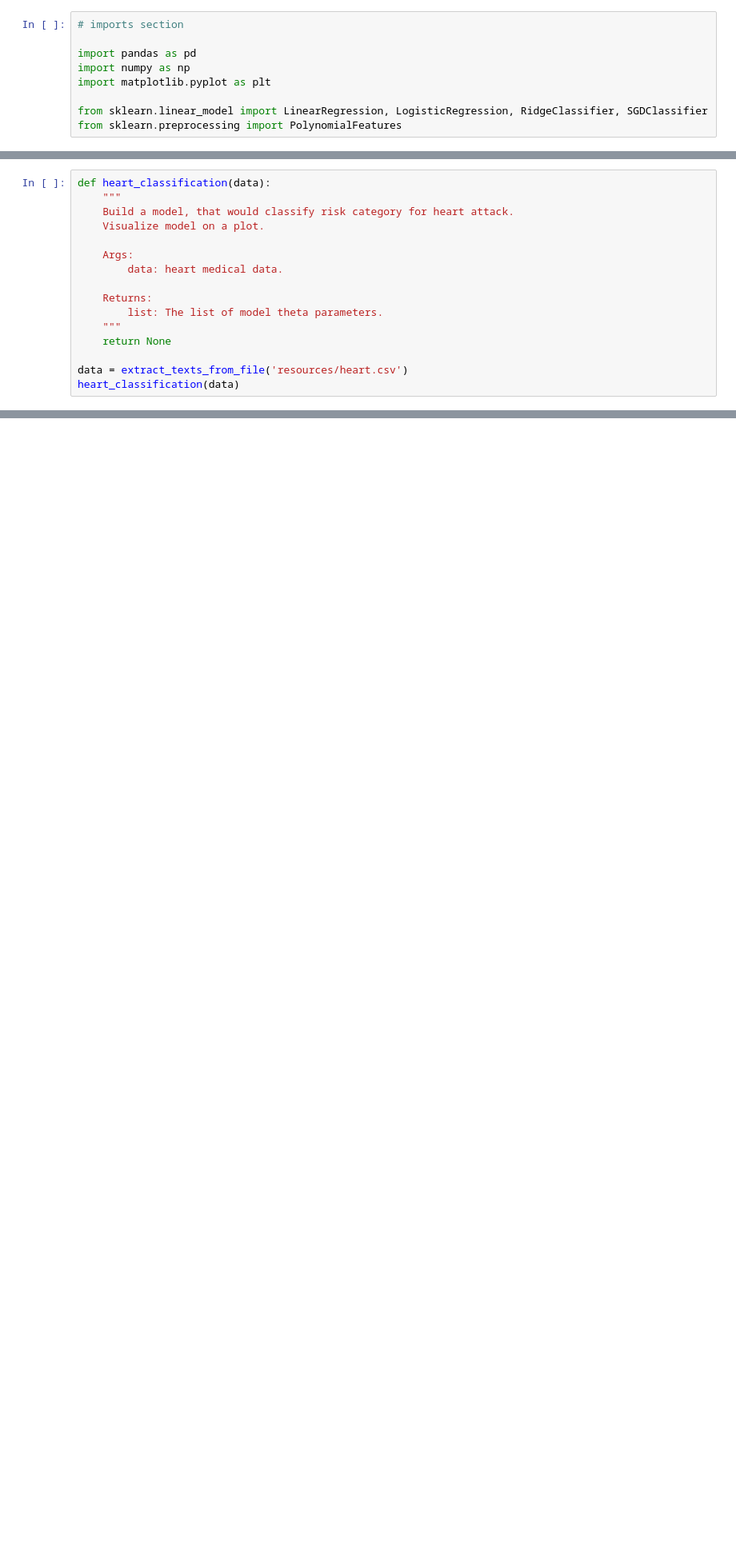
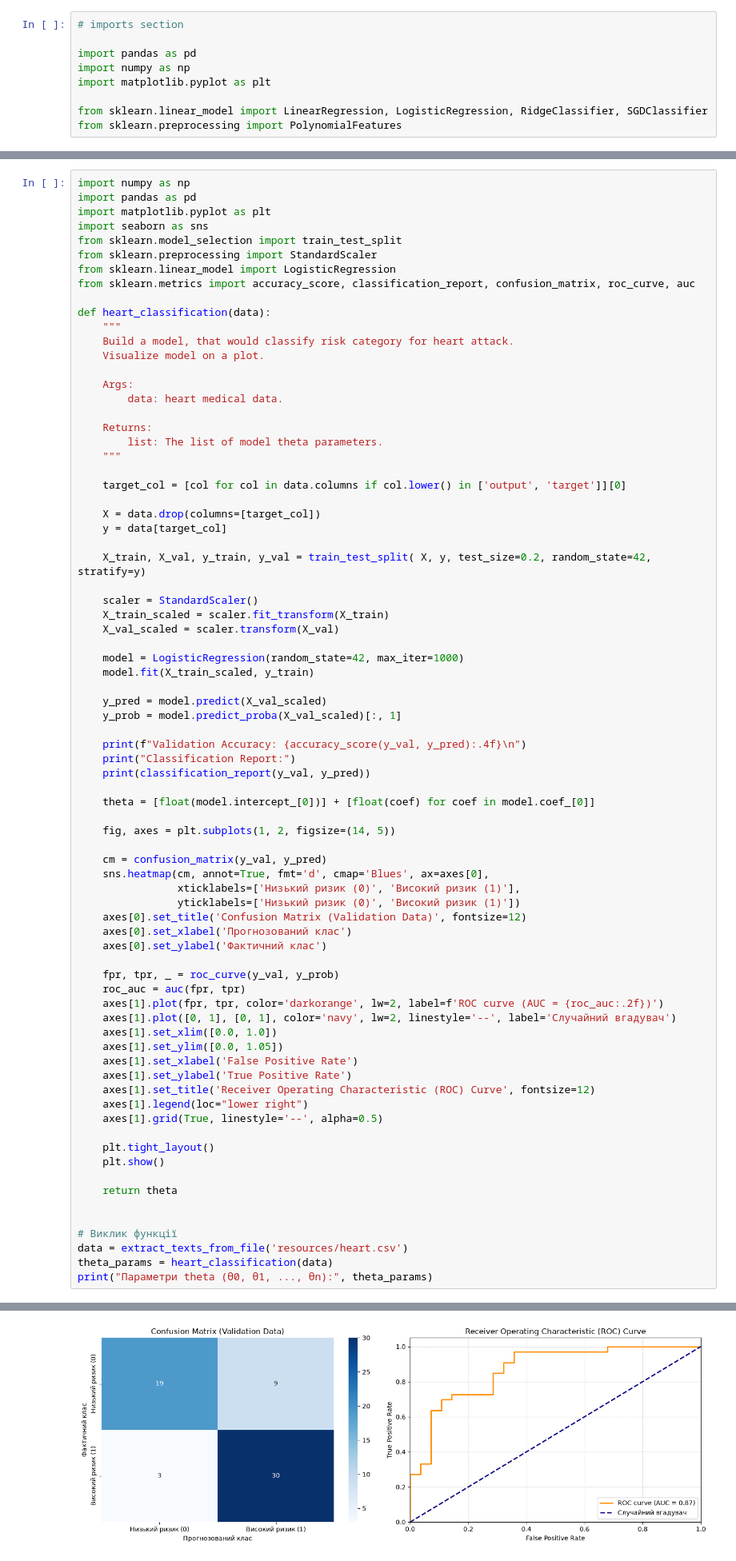
Before and after one commit to OleksandrKyrstiuk/ida-labs, a Jupyter notebook: assignement-3.ipynb, the cells around one changed output, grey strips where cells are left out. Shown at 80% size. Drawn from its saved outputs; the diff is of its cells as text; blank space fills up the shorter version.

```diff
--- a/assignement-3.ipynb
+++ b/assignement-3.ipynb
@@ -121,6 +266,15 @@ Use classification model (choose model best fitting model yourself). Choose para
 
 Do not forget to split data into train data and validation data. Validate your model.
 # %%
+import numpy as np
+import pandas as pd
+import matplotlib.pyplot as plt
+import seaborn as sns
+from sklearn.model_selection import train_test_split
+from sklearn.preprocessing import StandardScaler
+from sklearn.linear_model import LogisticRegression
+from sklearn.metrics import accuracy_score, classification_report, confusion_matrix, roc_curve, auc
+
 def heart_classification(data):
     """
     Build a model, that would classify risk category for heart attack.
@@ -132,7 +286,60 @@ def heart_classification(data):
     Returns:
         list: The list of model theta parameters.
     """
-    return None
 
+    target_col = [col for col in data.columns if col.lower() in ['output', 'target']][0]
+
+    X = data.drop(columns=[target_col])
+    y = data[target_col]
+
+    X_train, X_val, y_train, y_val = train_test_split( X, y, test_size=0.2, random_state=42, stratify=y)
+
+    scaler = StandardScaler()
+    X_train_scaled = scaler.fit_transform(X_train)
+    X_val_scaled = scaler.transform(X_val)
+
+    model = LogisticRegression(random_state=42, max_iter=1000)
+    model.fit(X_train_scaled, y_train)
+
+    y_pred = model.predict(X_val_scaled)
+    y_prob = model.predict_proba(X_val_scaled)[:, 1]
+
+    print(f"Validation Accuracy: {accuracy_score(y_val, y_pred):.4f}\n")
+    print("Classification Report:")
+    print(classification_report(y_val, y_pred))
+
+    theta = [float(model.intercept_[0])] + [float(coef) for coef in model.coef_[0]]
+
+    fig, axes = plt.subplots(1, 2, figsize=(14, 5))
+
+    cm = confusion_matrix(y_val, y_pred)
+    sns.heatmap(cm, annot=True, fmt='d', cmap='Blues', ax=axes[0],
+                xticklabels=['Низький ризик (0)', 'Високий ризик (1)'],
+                yticklabels=['Низький ризик (0)', 'Високий ризик (1)'])
+    axes[0].set_title('Confusion Matrix (Validation Data)', fontsize=12)
+    axes[0].set_xlabel('Прогнозований клас')
+    axes[0].set_ylabel('Фактичний клас')
+
+    fpr, tpr, _ = roc_curve(y_val, y_prob)
+    roc_auc = auc(fpr, tpr)
+    axes[1].plot(fpr, tpr, color='darkorange', lw=2, label=f'ROC curve (AUC = {roc_auc:.2f})')
+    axes[1].plot([0, 1], [0, 1], color='navy', lw=2, linestyle='--', label='Случайний вгадувач')
+    axes[1].set_xlim([0.0, 1.0])
+    axes[1].set_ylim([0.0, 1.05])
+    axes[1].set_xlabel('False Positive Rate')
+    axes[1].set_ylabel('True Positive Rate')
+    axes[1].set_title('Receiver Operating Characteristic (ROC) Curve', fontsize=12)
+    axes[1].legend(loc="lower right")
+    axes[1].grid(True, linestyle='--', alpha=0.5)
+
+    plt.tight_layout()
+    plt.show()
+
+    return theta
+
+
+# Виклик функції
 data = extract_texts_from_file('resources/heart.csv')
-heart_classification(data)
+theta_params = heart_classification(data)
+print("Параметри theta (θ0, θ1, ..., θn):", theta_params)
+# %% [output]
@@ -138,0 +357 @@ heart_classification(data)
+[figure, added]
```
Also changed, not shown: parts of 8 cells of this notebook, 1 other file.
